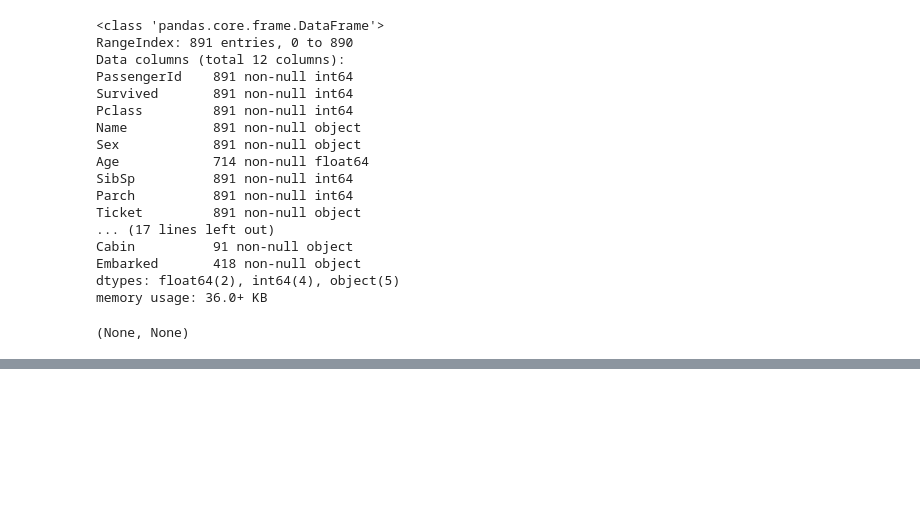
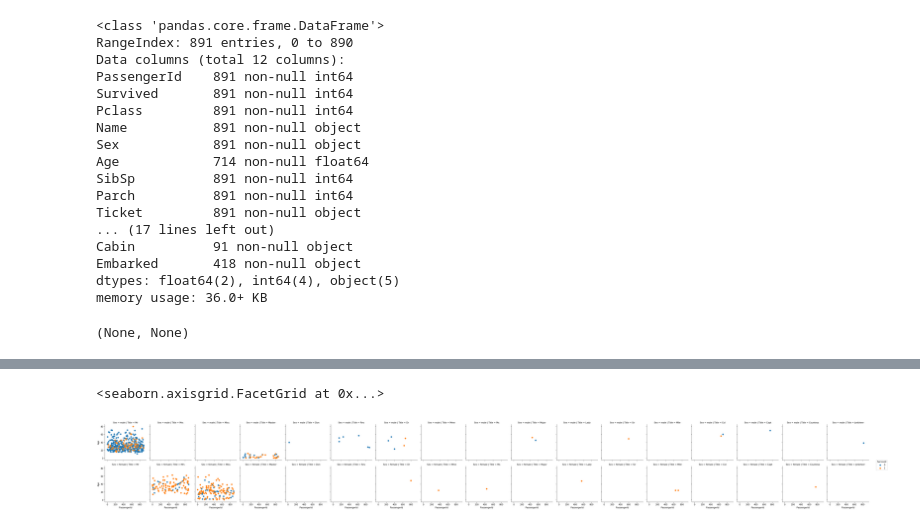
Before and after one commit to Ecboxer/Titanic, a Jupyter notebook: Explore.ipynb, the cells around one changed output, grey strips where cells are left out. Saved outputs shown, nothing was run; the diff lists cells and outputs as text; code cells hidden in the pictures; blank space fills up the shorter version.

Commit message:
Added Title feature and Title_cat dividing Title roughly along gender lines, except for Master

```diff
--- a/Explore.ipynb
+++ b/Explore.ipynb
@@ -42,0 +61,5 @@ memory usage: 36.0+ KB
+# %%
+combine['Title'] = df_train['Name'].str.extract(r'(\w+)\.', expand=True)
+# combine['Title'].head(10), combine['Title'].tail(10)
+df_train['Title'] = combine['Title'][:891]
+df_test['Title'] = combine['Title'][891:]
@@ -42,0 +88,7 @@ memory usage: 36.0+ KB
+# %%
+g = sns.FacetGrid(df_train, col='Title', row='Sex', hue='Survived')
+g = g.map(plt.scatter, 'PassengerId', 'Age')
+g.add_legend()
+# %% [output]
+<seaborn.axisgrid.FacetGrid at 0x...>
+[figure, added]
```
Also changed, not shown: parts of 9 cells of this notebook.
